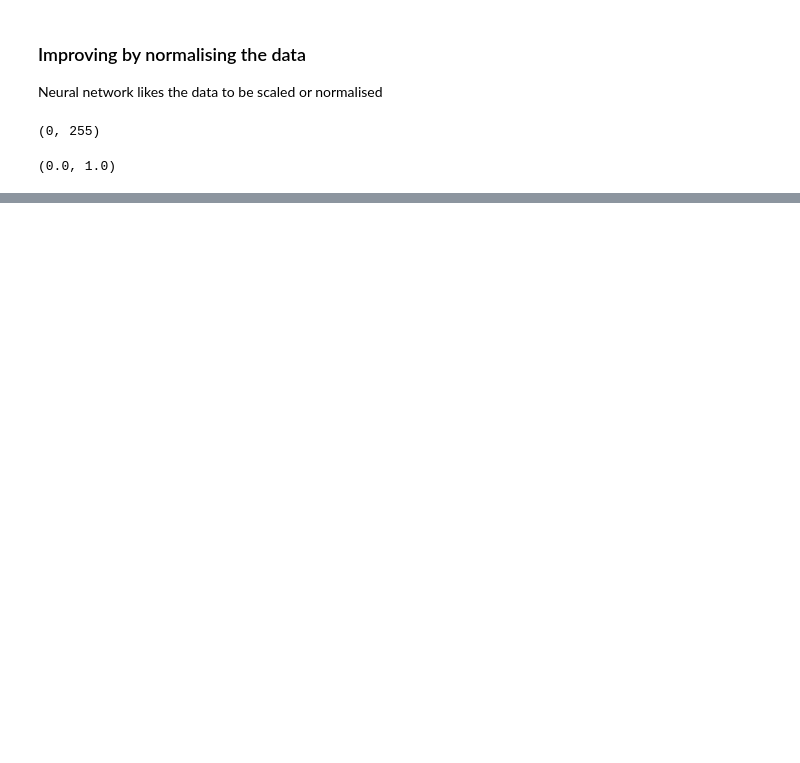
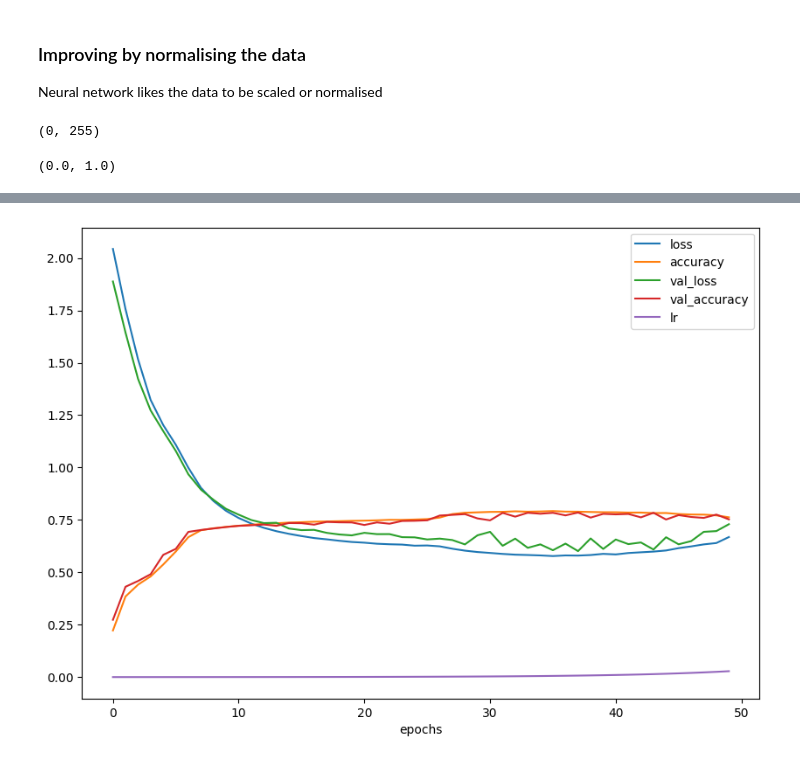
Before and after one commit to aakriti-dot/Tensorflow, a Jupyter notebook: Multiclass_classification_with_tensorflow.ipynb, the cells around one changed output, grey strips where cells are left out. Drawn from its saved outputs; the diff is of its cells as text; code cells hidden in the pictures; blank space fills up the shorter version.

```diff
--- a/Multiclass_classification_with_tensorflow.ipynb
+++ b/Multiclass_classification_with_tensorflow.ipynb
@@ -207,0 +213,21 @@ pd.DataFrame(history_2.history).plot(title='Normalised data');
+# %%
+tf.random.set_seed(42)
+
+model_3 = tf.keras.Sequential([
+    tf.keras.layers.Flatten(input_shape=(28,28)),
+    tf.keras.layers.Dense(4, activation='relu'),
+    tf.keras.layers.Dense(4, activation='relu'),
+    tf.keras.layers.Dense(10, activation='softmax')
+])
+
+model_3.compile(loss=tf.keras.losses.SparseCategoricalCrossentropy(),
+                optimizer=tf.keras.optimizers.Adam(),
+                metrics=['accuracy'])
+
+lr_scheduler = tf.keras.callbacks.LearningRateScheduler(lambda epoch: 1e-4 * 10**(epoch/20))
+
+history_3 = model_3.fit(train_data,
+                        train_labels,
+                        epochs=50,
+                        validation_data=(test_data, test_labels),
+                        callbacks=[lr_scheduler])
@@ -207,0 +272,4 @@ pd.DataFrame(history_2.history).plot(title='Normalised data');
+# %%
+pd.DataFrame(history_3.history).plot(figsize=(10,7), xlabel="epochs");
+# %% [output]
+[figure, added]
```
Also changed, not shown: parts of 12 cells of this notebook.
